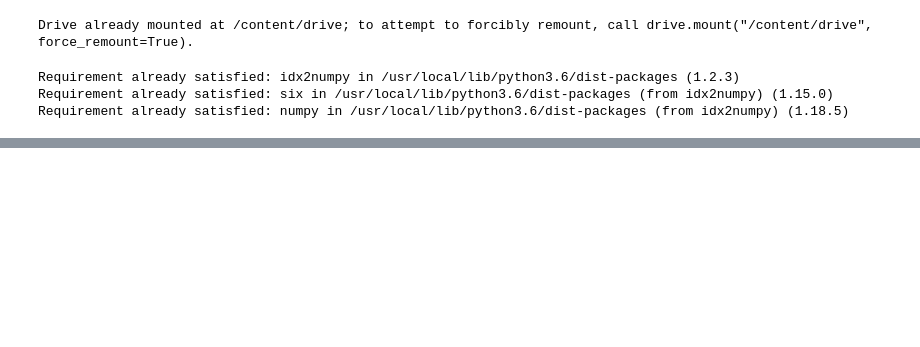
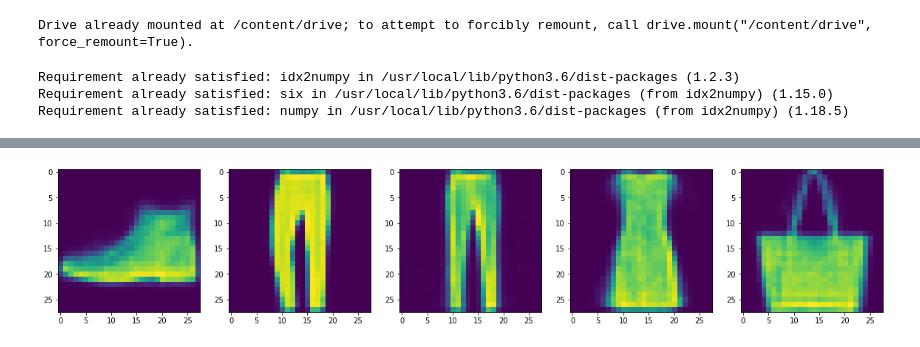
Before and after one commit to akshatgoel92/simple-nn, a Jupyter notebook: src/3_2.ipynb, the cells around one changed output, grey strips where cells are left out. Saved outputs shown, nothing was run; the diff lists cells and outputs as text; code cells hidden in the pictures; blank space fills up the shorter version.

```diff
--- a/src/3_2.ipynb
+++ b/src/3_2.ipynb
@@ -437,3 +452,7 @@ Done training...
+# %%
+plot_image(plot_preds[:5])
+# %% [output]
+[figure, added]
 # %%
 def get_grid(archs, learning_rates, decays, momentums, batch_size = 64,
              checkpoints_dir = "/content/drive/MyDrive/2_checkpoints"):
```
Also changed, not shown: parts of 5 cells of this notebook.
